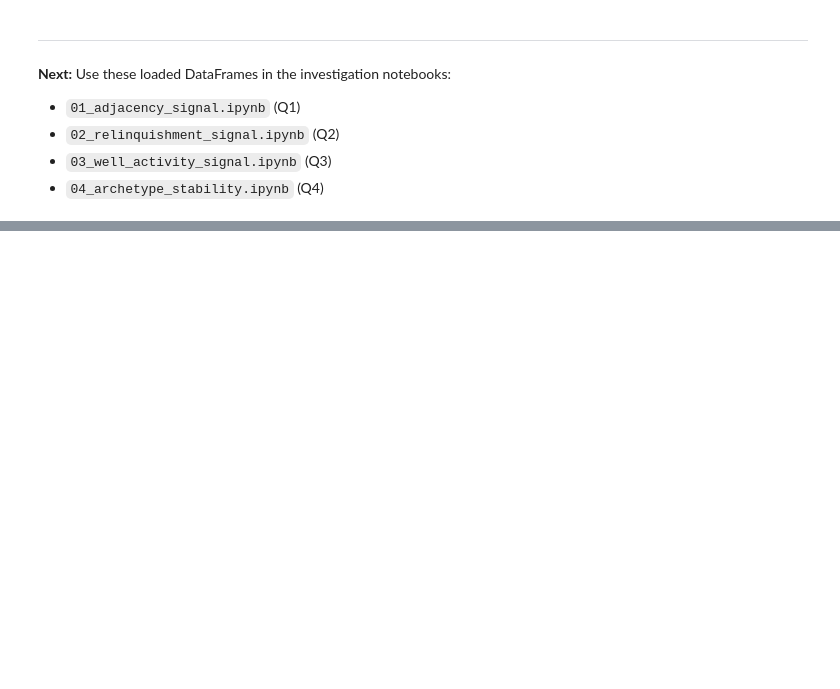
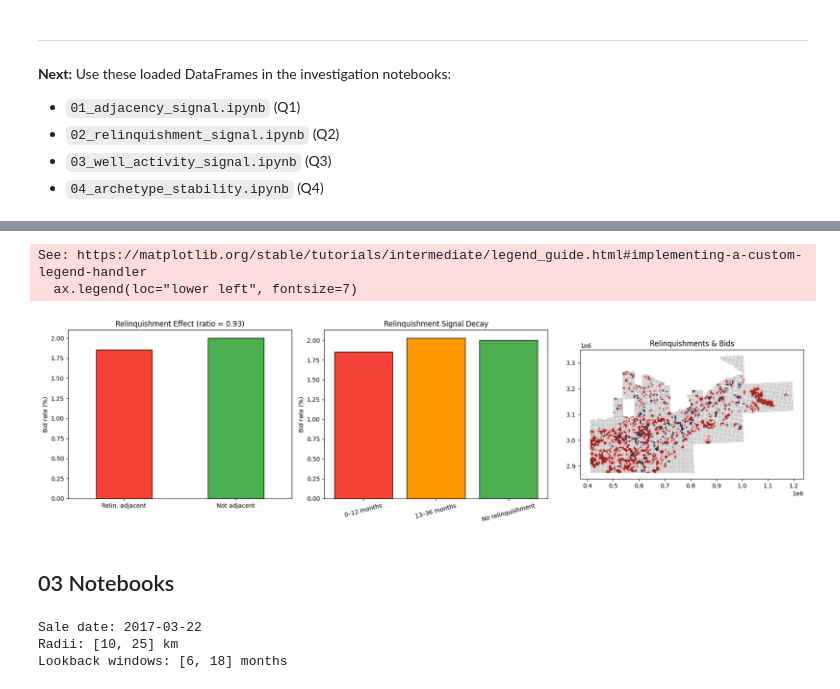
Before and after one commit to nsuurmey/block-party, a Jupyter notebook: mvp0/notebooks/00_data_loading.ipynb, the cells around one changed output, grey strips where cells are left out. Saved outputs shown, nothing was run; the diff lists cells and outputs as text; code cells hidden in the pictures; blank space fills up the shorter version.

```diff
--- a/mvp0/notebooks/00_data_loading.ipynb
+++ b/mvp0/notebooks/00_data_loading.ipynb
@@ -172,0 +663,18 @@ Download lease, well, and relinquishment CSVs from BOEM, place under `data/`, an
+# %%
+ct = pd.crosstab(universe["relin_adjacent"], universe["did_bid"], margins=True)
+ct.index = ct.index.map({False: "No relin. adjacent", True: "Relin. adjacent", "All": "All"})
+ct.columns = ct.columns.map({False: "No bid", True: "Bid", "All": "Total"})
+display(ct)
+
+rate_relin = universe.loc[universe["relin_adjacent"], "did_bid"].mean()
+rate_no_relin = universe.loc[~universe["relin_adjacent"], "did_bid"].mean()
+ratio = rate_relin / rate_no_relin if rate_no_relin > 0 else float("inf")
+
+print(f"\nBid rate (relin-adjacent):     {rate_relin:.4%}")
+print(f"Bid rate (no relin-adjacent):  {rate_no_relin:.4%}")
+print(f"Ratio: {ratio:.2f}  (< 0.50 = cold zone confirmed)")
+
+# Chi-square
+ct_vals = pd.crosstab(universe["relin_adjacent"], universe["did_bid"])
+chi2, p_val, dof, _ = chi2_contingency(ct_vals)
+print(f"Chi-square: {chi2:.2f}, p = {p_val:.2e}")
@@ -172,0 +783,60 @@ Download lease, well, and relinquishment CSVs from BOEM, place under `data/`, an
+# %%
+fig, axes = plt.subplots(1, 3, figsize=(18, 5))
+
+# Bar chart: overall bid rates
+ax = axes[0]
+rates = pd.Series({"Relin. adjacent": rate_relin * 100, "Not adjacent": rate_no_relin * 100})
+rates.plot.bar(ax=ax, color=["#F44336", "#4CAF50"], edgecolor="black")
+ax.set_ylabel("Bid rate (%)")
+ax.set_title(f"Relinquishment Effect (ratio = {ratio:.2f})")
+ax.tick_params(axis="x", rotation=0)
+
+# Decay curve
+ax = axes[1]
+ax.bar(decay["Window"], decay["Bid rate"] * 100, color=["#F44336", "#FF9800", "#4CAF50"], edgecolor="black")
+ax.set_ylabel("Bid rate (%)")
+ax.set_title("Relinquishment Signal Decay")
+ax.tick_params(axis="x", rotation=15)
+
+# Map
+ax = axes[2]
+universe.plot(ax=ax, color="whitesmoke", edgecolor="gray", linewidth=0.2)
+relin_gdf = universe[universe["block_idx"].isin(relin_idxs)]
+relin_gdf.plot(ax=ax, color="#F44336", edgecolor="black", linewidth=0.3, label="Relinquished")
+adj_gdf = universe[universe["relin_adjacent"]]
+adj_gdf.plot(ax=ax, color="#FFCDD2", edgecolor="gray", linewidth=0.2, label="Adjacent to relin.")
+bid_blocks = universe[universe["did_bid"]]
+bid_blocks.plot(ax=ax, color="#2196F3", edgecolor="black", linewidth=0.5, label="Bid placed")
+ax.set_title("Relinquishments & Bids")
+ax.legend(loc="lower left", fontsize=7)
+
+plt.tight_layout()
+plt.show()
+# %% [output]
+See: https://matplotlib.org/stable/tutorials/intermediate/legend_guide.html#implementing-a-custom-legend-handler
+  ax.legend(loc="lower left", fontsize=7)
+[figure, added]
+# %% [markdown]
+## 03 Notebooks
+# %%
+import sys, os
+import numpy as np
+import pandas as pd
+import geopandas as gpd
+import matplotlib.pyplot as plt
+from scipy.stats import spearmanr
+
+ROOT = os.path.abspath(os.path.join("..", ".."))
+sys.path.insert(0, os.path.join(ROOT, "mvp0"))
+import boem_loader as bl
+
+SALE_DATE = pd.Timestamp("2017-03-22")
+RADII_KM = [10, 25]
+WINDOWS_MO = [6, 18]
+print(f"Sale date: {SALE_DATE.date()}")
+print(f"Radii: {RADII_KM} km")
+print(f"Lookback windows: {WINDOWS_MO} months")
+# %% [output]
+Sale date: 2017-03-22
+Radii: [10, 25] km
+Lookback windows: [6, 18] months
```
Also changed, not shown: parts of 59 cells of this notebook.
